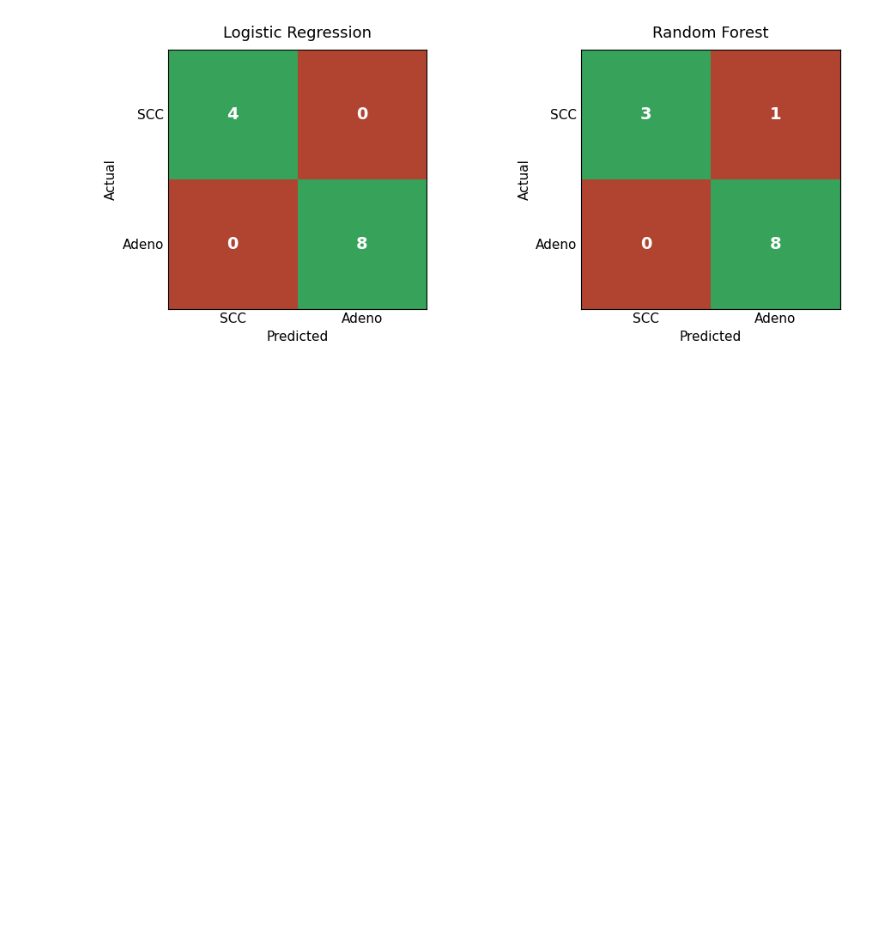
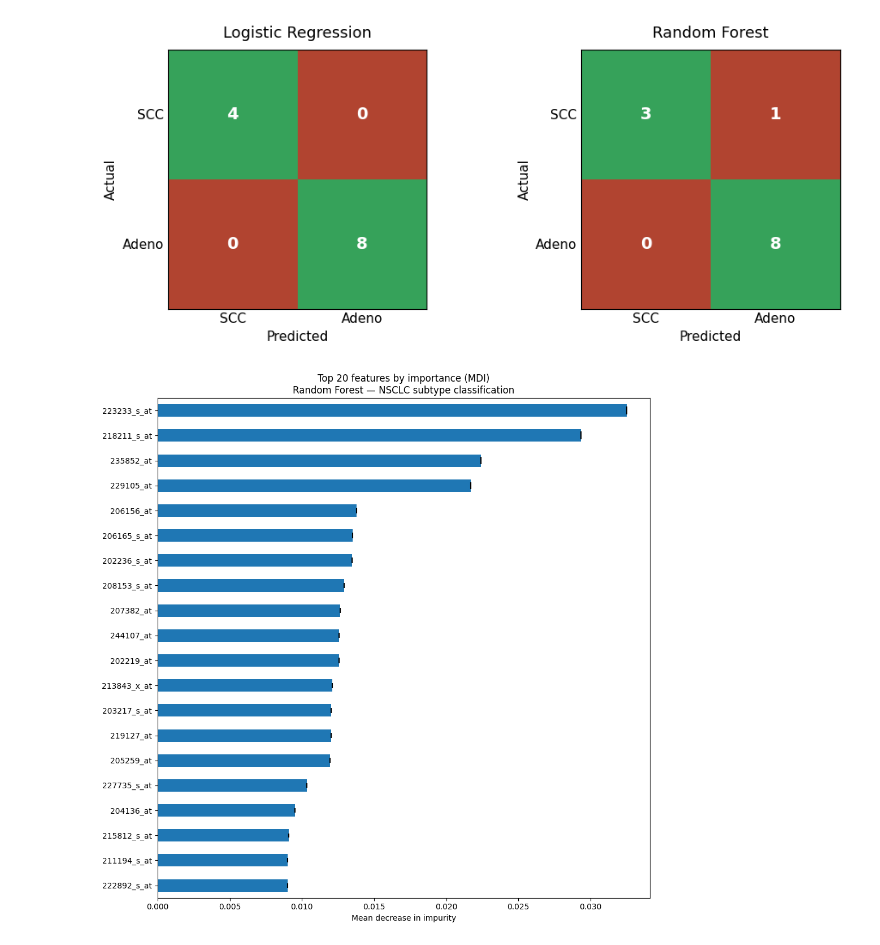
Before and after one commit to dafunk-boyang/gene-expression-classifier, a Jupyter notebook: notebooks/02_train.ipynb, the cells around one changed output. Drawn from its saved outputs; the diff is of its cells as text; code cells hidden in the pictures; blank space fills up the shorter version.

Commit message:
Added features importance plot by mean decrease in impurity

```diff
--- a/notebooks/02_train.ipynb
+++ b/notebooks/02_train.ipynb
@@ -113,3 +113,19 @@ plt.savefig("../figures/confusion_matrices.png", dpi=150, bbox_inches="tight")
 plt.show()
 # %% [output]
 [figure]
+# %%
+# Feature importance
+importances = rf.feature_importances_
+std = pd.Series(np.std([tree.feature_importances_ for tree in rf.estimators_], axis=0), index=X.columns.tolist())
+forest_importances = pd.Series(importances, index=X.columns.tolist())
+forest_importances = forest_importances.sort_values(ascending=True).tail(20)
+
+std = std[forest_importances.index]
+# %%
+fig, ax = plt.subplots(figsize=(10,10))
+forest_importances.plot.barh(yerr=std, ax=ax)
+ax.set_title("Top 20 features by importance (MDI)\nRandom Forest — NSCLC subtype classification")
+ax.set_xlabel("Mean decrease in impurity")
+fig.tight_layout()
+# %% [output]
+[figure, added]
```
